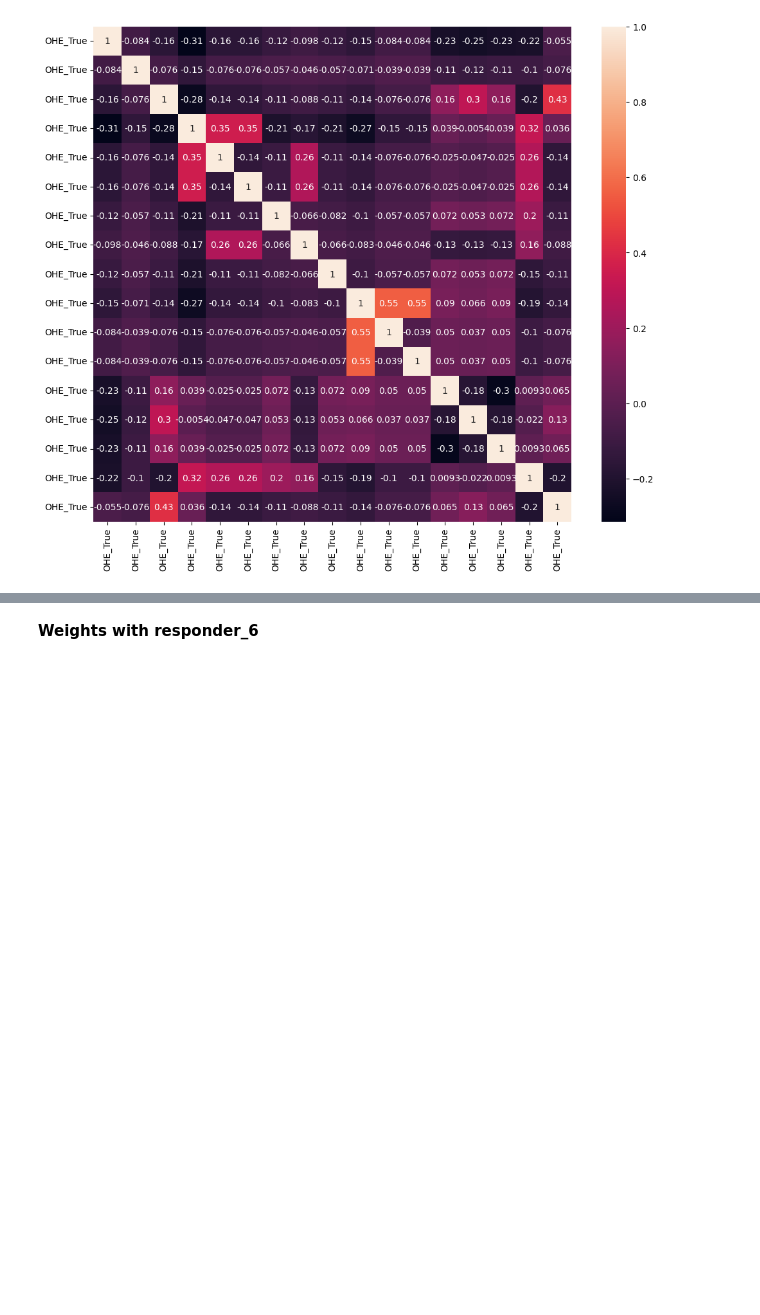
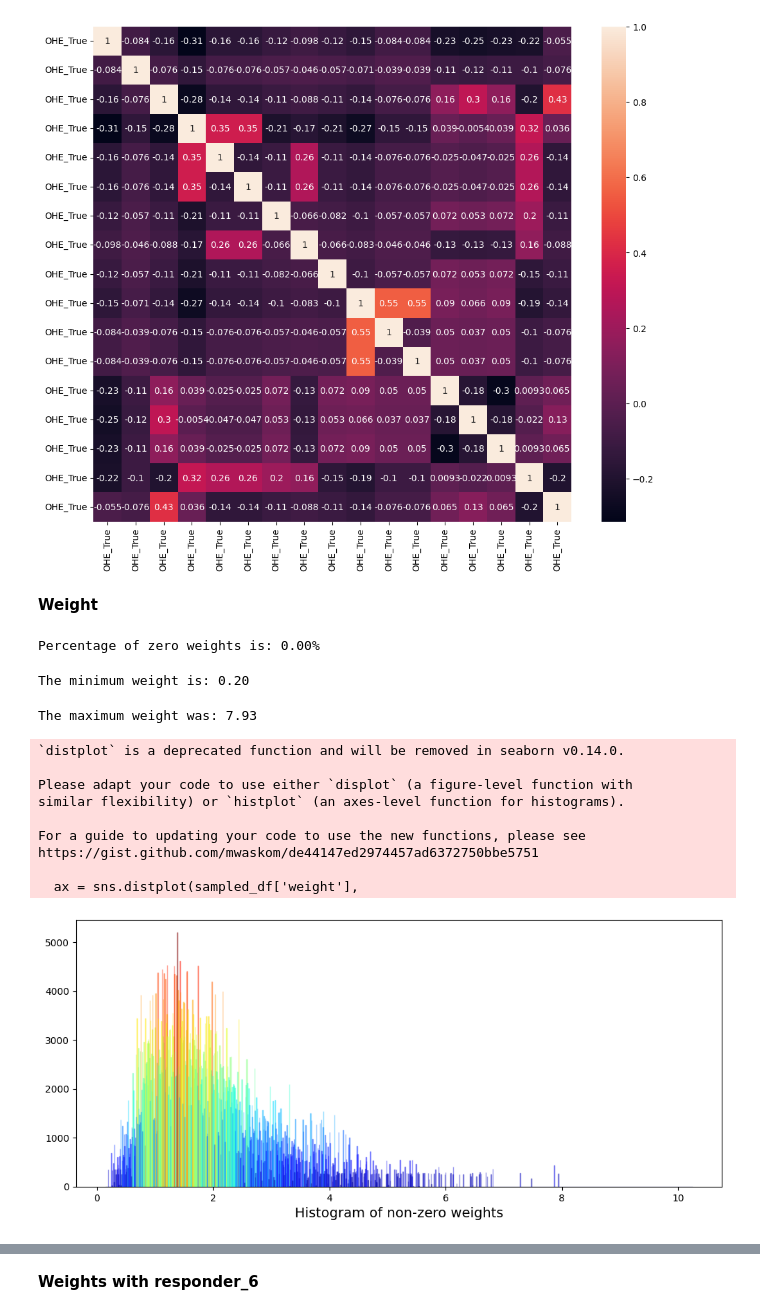
Before and after one commit to Pheoxis/Jane_Street, a Jupyter notebook: EDA.ipynb, the cells around one changed output, grey strips where cells are left out. Saved outputs shown, nothing was run; the diff lists cells and outputs as text; code cells hidden in the pictures; blank space fills up the shorter version.

Commit message:
weights distribution

```diff
--- a/EDA.ipynb
+++ b/EDA.ipynb
@@ -312,3 +314,53 @@ plt.figure(figsize=(12,10))
 sns.heatmap(df_categorical.corr(),annot=True);
 # %% [output]
 [figure]
+# %% [markdown]
+**Weight**
+# %%
+num_zero_weights = (sampled_df['weight'] == 0).sum().compute()  # Compute the total number of zero weights
+total_weights = sampled_df.shape[0].compute()  # Compute the total number of rows
+
+# Calculate the percentage of zero weights
+percent_zeros = (100 * num_zero_weights) / total_weights
+
+print('Percentage of zero weights is: %.2f%%' % percent_zeros)
+# %% [output]
+Percentage of zero weights is: 0.00%
+# %%
+min_weight = sampled_df['weight'].min().compute()
+print('The minimum weight is: %.2f' % min_weight)
+# %% [output]
+The minimum weight is: 0.20
+# %%
+max_weight = sampled_df['weight'].max().compute()
+print('The maximum weight was: %.2f' % max_weight)
+# %% [output]
+The maximum weight was: 7.93
+# %%
+plt.figure(figsize = (12,5))
+ax = sns.distplot(sampled_df['weight'],
+             bins=1400,
+             kde_kws={"clip":(0.15,10.24)},
+             hist_kws={"range":(0.15,10.24)},
+             color='darkcyan',
+             kde=False);
+values = np.array([rec.get_height() for rec in ax.patches])
+norm = plt.Normalize(values.min(), values.max())
+colors = plt.cm.jet(norm(values))
+for rec, col in zip(ax.patches, colors):
+    rec.set_color(col)
+plt.xlabel("Histogram of non-zero weights", size=14)
+plt.show();
+del values
+gc.collect();
+# %% [output]
+`distplot` is a deprecated function and will be removed in seaborn v0.14.0.
+
+Please adapt your code to use either `displot` (a figure-level function with
+similar flexibility) or `histplot` (an axes-level function for histograms).
+
+For a guide to updating your code to use the new functions, please see
+https://gist.github.com/mwaskom/de44147ed2974457ad6372750bbe5751
+
+  ax = sns.distplot(sampled_df['weight'],
+[figure, added]
```
Also changed, not shown: parts of 5 cells of this notebook.
